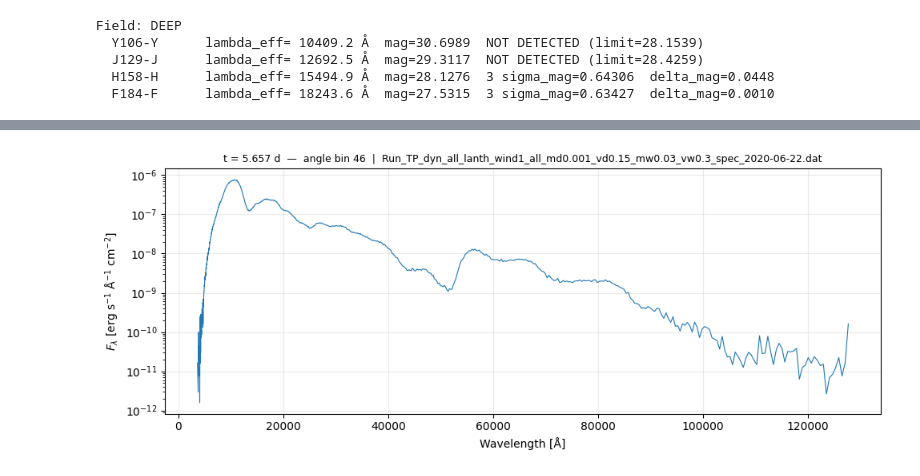
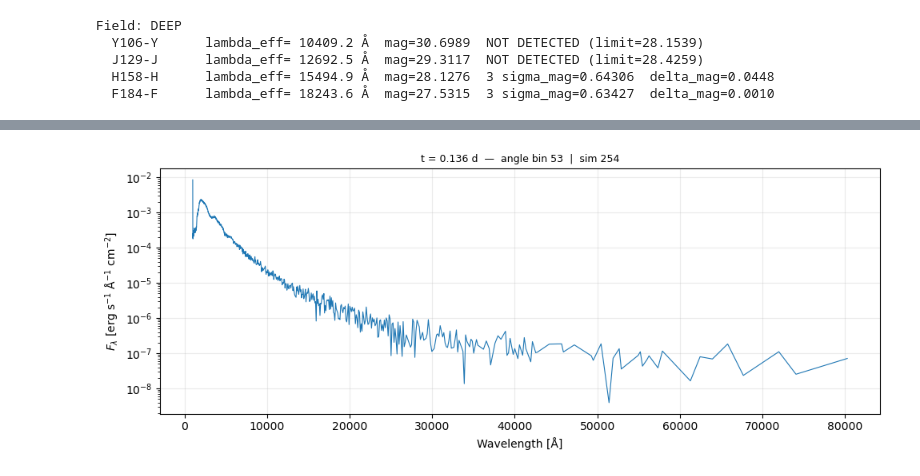
Before and after one commit to Monsalves-Gonzalez-N/Kilonova, a Jupyter notebook: data/dust_generation/Extinction.ipynb, the cells around one changed output, grey strips where cells are left out. Drawn from its saved outputs; the diff is of its cells as text; code cells hidden in the pictures.

```diff
--- a/data/dust_generation/Extinction.ipynb
+++ b/data/dust_generation/Extinction.ipynb
@@ -1632,67 +1623,38 @@ Loaded from /Users/bhianca/Kilonova/data/lanl_catalog.parquet  (3,301,884 spectr
 # %%
-from pathlib import Path
-
-CM_TO_ANG = (1 * u.cm).to(u.AA).value
-Z_AT2017 = 0.009783
-N_ANGLE_BINS = 54
-
-
-def parse_spec(filepath):
-    times, spectra, current = [], [], []
-    with open(filepath) as f:
-        for line in f:
-            line = line.strip()
-            if line.startswith("#"):
-                if current:
-                    spectra.append(np.array(current))
-                    current = []
-                times.append(float(line.split("time[d]=")[1]))
-            elif line:
-                current.append([float(x) for x in line.split()])
-    if current:
-        spectra.append(np.array(current))
-    spectra = np.array(spectra)
-    lam_lo = spectra[0, :, 0] * CM_TO_ANG
-    lam_hi = spectra[0, :, 1] * CM_TO_ANG
-    lam_AA = 0.5 * (lam_lo + lam_hi)
-    flux = spectra[:, :, 2:]
-    return np.array(times), lam_AA, flux
-
-
-def plot_lanl_spectrum(time_days, lam_AA, flux_lambda, angle_index, filepath=""):
+def plot_lanl_spectrum(time_days, lam_AA, flux_lambda, angle_index, simulation_id=None):
     figure, axis = plt.subplots(figsize=(10, 4))
     axis.plot(lam_AA, flux_lambda, lw=0.8, color='C0')
     axis.set_xlabel(r'Wavelength [Å]')
     axis.set_ylabel(r'$F_\lambda$ [erg s$^{-1}$ Å$^{-1}$ cm$^{-2}$]')
-    axis.set_title(
-        f't = {time_days:.3f} d  —  angle bin {angle_index}  |  {Path(filepath).name}',
-        fontsize=9,
-    )
+    title = f't = {time_days:.3f} d  —  angle bin {angle_index}'
+    if simulation_id is not None:
+        title += f'  |  sim {simulation_id}'
+    axis.set_title(title, fontsize=9)
     axis.set_yscale('log')
     axis.grid(alpha=0.25)
     plt.tight_layout()
     plt.show()
 
 
-def load_lanl_spectrum(spectrum_id, catalog_path=LANL_CATALOG_PATH, plot=True):
-    catalog = pd.read_parquet(catalog_path)
+def load_lanl_spectrum(spectrum_id, catalog=catalog, wavelength_rest_aa=lanl_lambda_rest_aa, plot=True):
+    """Lazy-load one rest-frame spectrum from lanl_spectra.parquet."""
     row = catalog.loc[spectrum_id]
-    filepath = row['filepath']
-    time_index = int(row['time_index'])
+    simulation_id = int(row['simulation_id'])
     angle_index = int(row['angle_index'])
-    times, lam_AA, flux = parse_spec(filepath)
-    spectrum = flux[time_index, :, angle_index]
-    valid_mask = spectrum > 0
-    lam_valid = lam_AA[valid_mask]
-    spectrum_valid = spectrum[valid_mask]
+    time_days = float(row['time_days'])
+
+    flux = load_lanl_flux(spectrum_id, catalog)
+    valid_mask = flux > 0
+    lam_valid = wavelength_rest_aa[valid_mask]
+    flux_valid = flux[valid_mask]
     if plot:
-        plot_lanl_spectrum(times[time_index], lam_valid, spectrum_valid, angle_index, filepath=filepath)
-    return lam_valid, spectrum_valid
+        plot_lanl_spectrum(time_days, lam_valid, flux_valid, angle_index, simulation_id=simulation_id)
+    return lam_valid, flux_valid
 
 
-lam_valid, spectrum = load_lanl_spectrum(spectrum_id=100000, plot=True)
+lam_valid, spectrum = load_lanl_spectrum(spectrum_id=936683, plot=True)
 # %% [output]
-[figure, old version]
+[figure, new version]
 # %%
 pipeline_results = observe_kilonova_with_roman(
     model_wavelength=lam_valid,
```
Also changed, not shown: parts of 11 cells of this notebook, 18 other files.
